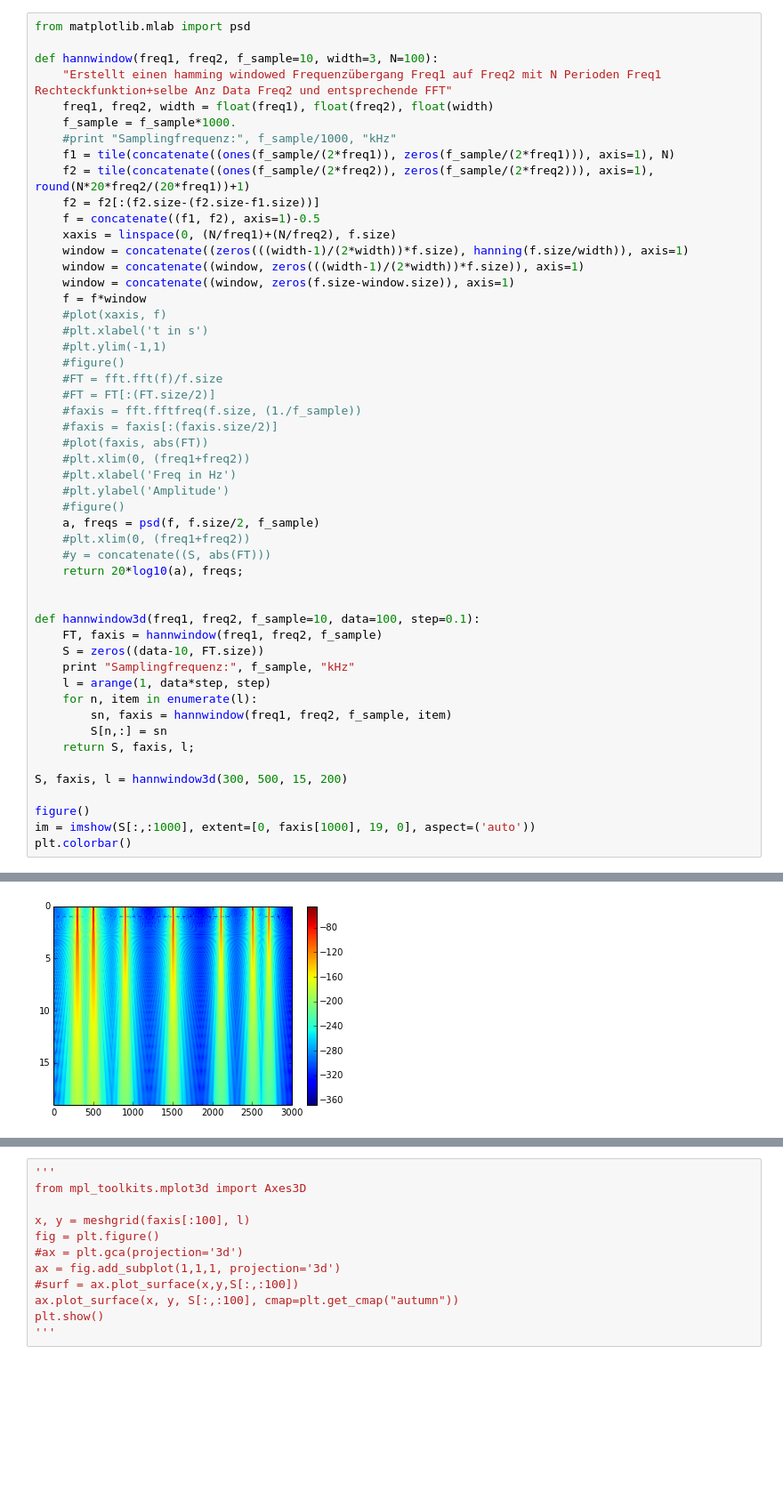
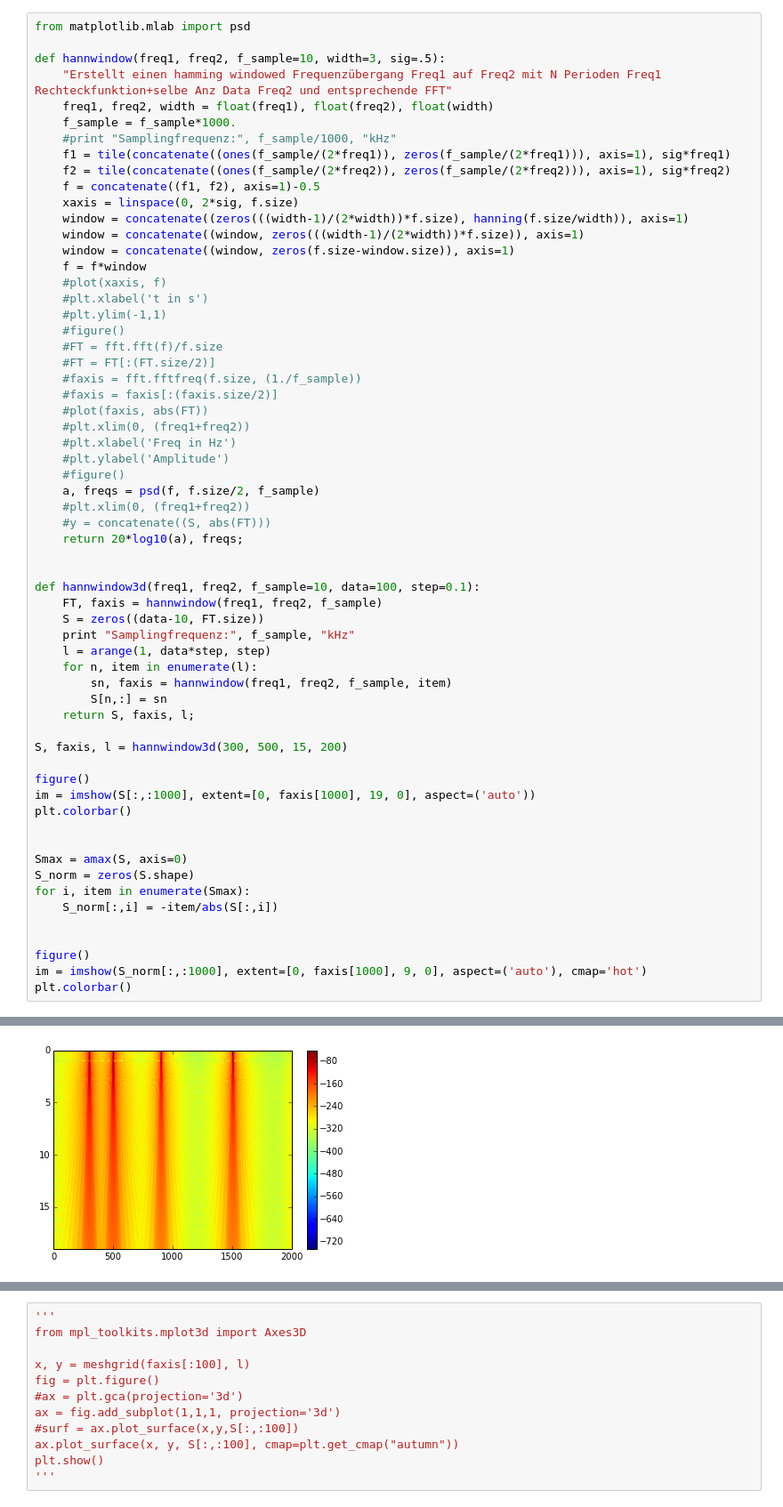
Before and after one commit to wachtlerlab/RWeiss, a Jupyter notebook: Hann-Window 3D.ipynb, the cells around one changed output, grey strips where cells are left out. Shown: that part at 89% size. Cells and saved outputs as stored; diff of their text form; blank space fills up the shorter version.

Commit message:
3D diff plots, low freq psd

```diff
--- a/Hann-Window 3D.ipynb
+++ b/Hann-Window 3D.ipynb
@@ -1,16 +1,15 @@
 # %%
 from matplotlib.mlab import psd
 
-def hannwindow(freq1, freq2, f_sample=10, width=3, N=100):
+def hannwindow(freq1, freq2, f_sample=10, width=3, sig=.5):
     "Erstellt einen hamming windowed Frequenzübergang Freq1 auf Freq2 mit N Perioden Freq1 Rechteckfunktion+selbe Anz Data Freq2 und entsprechende FFT"
     freq1, freq2, width = float(freq1), float(freq2), float(width)
     f_sample = f_sample*1000.
     #print "Samplingfrequenz:", f_sample/1000, "kHz"
-    f1 = tile(concatenate((ones(f_sample/(2*freq1)), zeros(f_sample/(2*freq1))), axis=1), N)
-    f2 = tile(concatenate((ones(f_sample/(2*freq2)), zeros(f_sample/(2*freq2))), axis=1), round(N*20*freq2/(20*freq1))+1)
-    f2 = f2[:(f2.size-(f2.size-f1.size))]
+    f1 = tile(concatenate((ones(f_sample/(2*freq1)), zeros(f_sample/(2*freq1))), axis=1), sig*freq1)
+    f2 = tile(concatenate((ones(f_sample/(2*freq2)), zeros(f_sample/(2*freq2))), axis=1), sig*freq2)
     f = concatenate((f1, f2), axis=1)-0.5
-    xaxis = linspace(0, (N/freq1)+(N/freq2), f.size)
+    xaxis = linspace(0, 2*sig, f.size)
     window = concatenate((zeros(((width-1)/(2*width))*f.size), hanning(f.size/width)), axis=1)
     window = concatenate((window, zeros(((width-1)/(2*width))*f.size)), axis=1)
     window = concatenate((window, zeros(f.size-window.size)), axis=1)
@@ -25,31 +24,42 @@ def hannwindow(freq1, freq2, f_sample=10, width=3, N=100):
     #faxis = faxis[:(faxis.size/2)]
     #plot(faxis, abs(FT))
     #plt.xlim(0, (freq1+freq2))
     #plt.xlabel('Freq in Hz')
     #plt.ylabel('Amplitude')
     #figure()
     a, freqs = psd(f, f.size/2, f_sample)
     #plt.xlim(0, (freq1+freq2))
     #y = concatenate((S, abs(FT)))
     return 20*log10(a), freqs;
 
 
 def hannwindow3d(freq1, freq2, f_sample=10, data=100, step=0.1):
     FT, faxis = hannwindow(freq1, freq2, f_sample)
     S = zeros((data-10, FT.size))
     print "Samplingfrequenz:", f_sample, "kHz"
     l = arange(1, data*step, step)
     for n, item in enumerate(l):
         sn, faxis = hannwindow(freq1, freq2, f_sample, item)
         S[n,:] = sn
     return S, faxis, l;
 
 S, faxis, l = hannwindow3d(300, 500, 15, 200)
 
 figure()
 im = imshow(S[:,:1000], extent=[0, faxis[1000], 19, 0], aspect=('auto'))
 plt.colorbar()
+
+
+Smax = amax(S, axis=0)
+S_norm = zeros(S.shape)
+for i, item in enumerate(Smax):
+    S_norm[:,i] = -item/abs(S[:,i])
+
+
+figure()
+im = imshow(S_norm[:,:1000], extent=[0, faxis[1000], 9, 0], aspect=('auto'), cmap='hot')
+plt.colorbar()
 # %% [output]
 Samplingfrequenz: 15 kHz
 <matplotlib.colorbar.Colorbar instance at 0x...>
-[figure, old version]
+[figure, new version]
```
Also changed, not shown: parts of 1 cell of this notebook, 10 other files.
